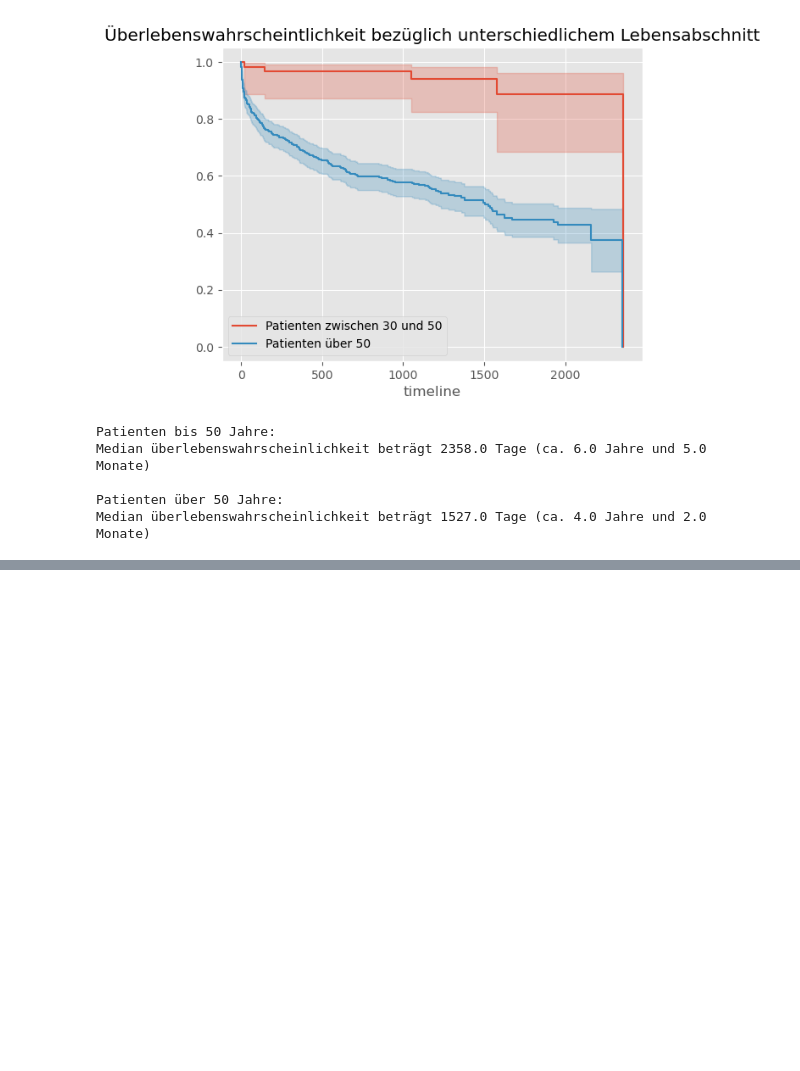
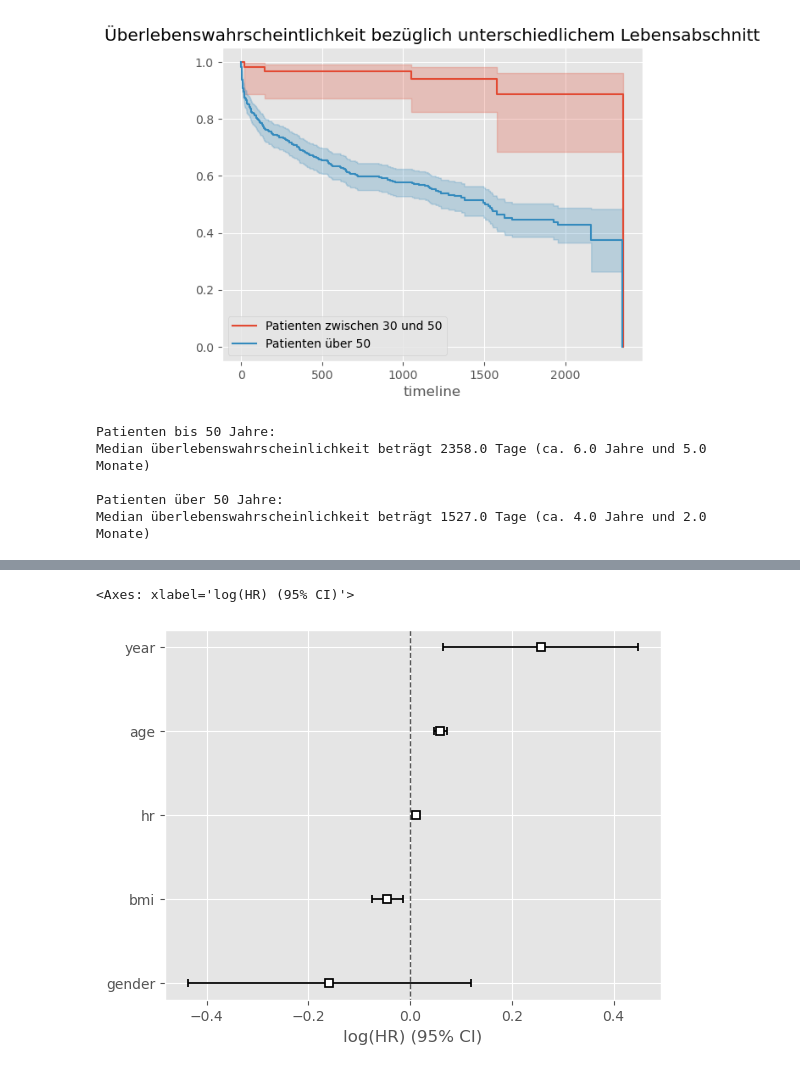
Before and after one commit to wolfJaeger/survivalanalysis, a Jupyter notebook: survival_whas500.ipynb, the cells around one changed output, grey strips where cells are left out. Saved outputs shown, nothing was run; the diff lists cells and outputs as text; code cells hidden in the pictures; blank space fills up the shorter version.

```diff
--- a/survival_whas500.ipynb
+++ b/survival_whas500.ipynb
@@ -208,0 +215,3 @@ https://de.wikipedia.org/wiki/Cox-Regression
+# %%
+cph = CoxPHFitter()
+cph.fit(whas500, duration_col='lenfol', event_col='fstat', formula='bmi + age + gender + year + hr')
@@ -208,0 +257,5 @@ https://de.wikipedia.org/wiki/Cox-Regression
+# %%
+cph.plot()
+# %% [output]
+<Axes: xlabel='log(HR) (95% CI)'>
+[figure, added]
```
Also changed, not shown: parts of 6 cells of this notebook.
